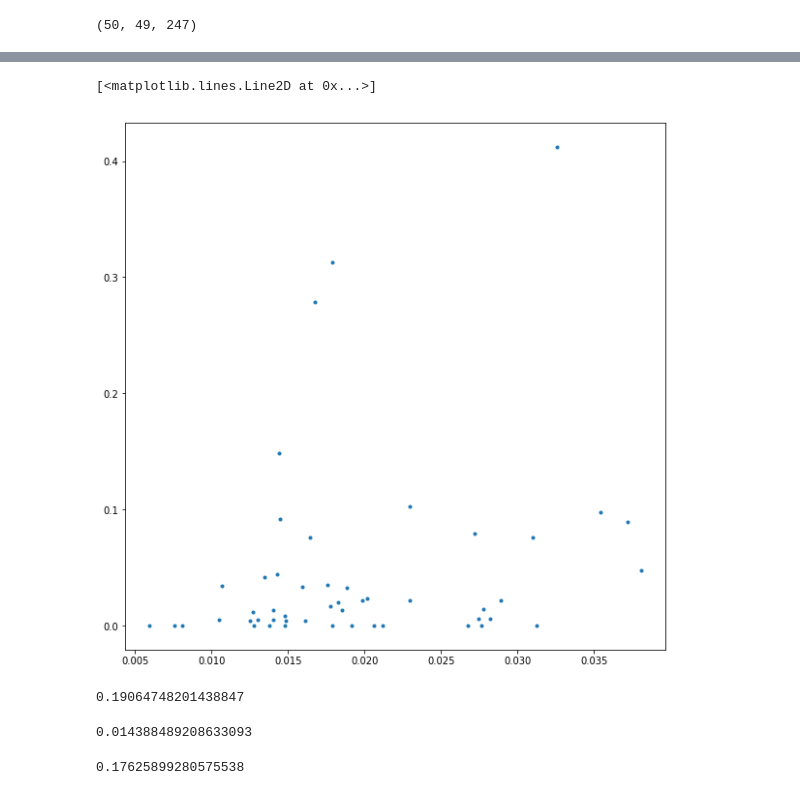
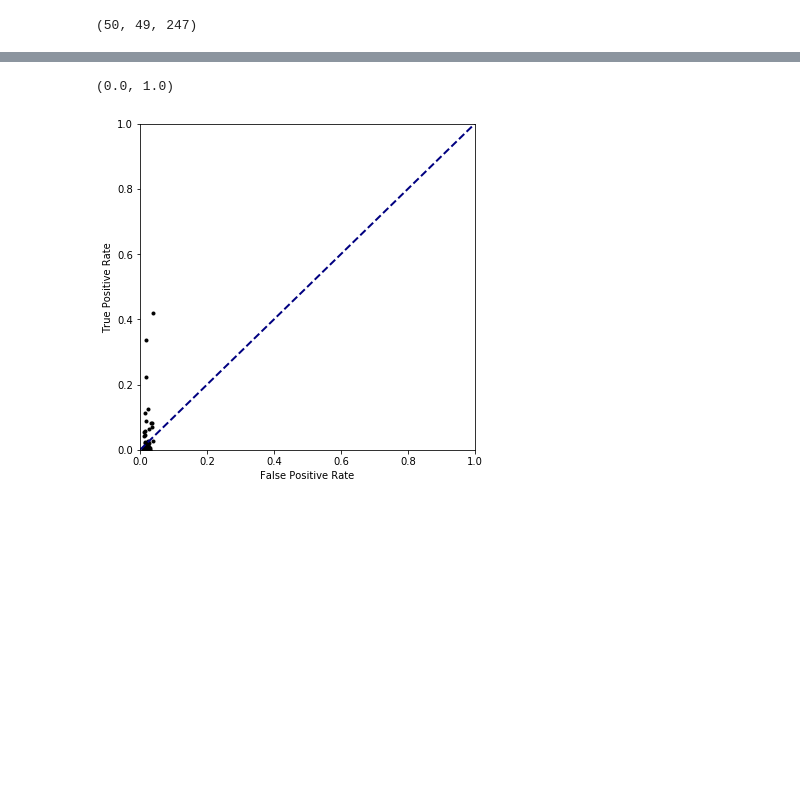
Before and after one commit to BouchardLab/ML_4_prec_prognosis, a Jupyter notebook: notebooks/sensitivity_specificity.ipynb, the cells around one changed output, grey strips where cells are left out. Drawn from its saved outputs; the diff is of its cells as text; code cells hidden in the pictures; blank space fills up the shorter version.

```diff
--- a/notebooks/sensitivity_specificity.ipynb
+++ b/notebooks/sensitivity_specificity.ipynb
@@ -66,11 +66,11 @@ def confusion_matrix_values(conf_mat, cluster_num, size):
             fn = this[i,:].sum() - this[i,i]
     return tp, tn, fp, fn
 # %%
-#specificity
+# specificity
 def true_neg_rate(tn, fp):
     return tn/(tn+fp)
 
-#sensitivity
+# sensitivity/recall
 def true_pos_rate(tp, fn):
     return tp/(tp+fn)
 
@@ -79,3 +79,19 @@ def false_neg_rate(fn, tp):
 
 def false_pos_rate(fp, tn):
     return fp/(fp+tn)
+
+def precision(tp, fp):
+    return tp/(tp+fp)
+
+def fscore(tp, fp, fn):
+    return (2*tp)/(2*tp + fp + fn)
+
+def accuracy(tp, tn, fp, fn):
+    return (tp+tn)/(tp+tn+fp+fn)
+# %%
+tp, tn, fp, fn = confusion_matrix_values(this, 20, 50)
+f_score = fscore(tp, fp, fn)
+recall = true_pos_rate(tp, fn)
+preci = precision(tp, fp)
+
+f_score, recall, preci
@@ -82,28 +103,26 @@ def false_pos_rate(fp, tn):
 # %%
 # ROC Curve
 fprs = []
 tprs = []
-for i in range(50):
-    tp, tn, fp, fn = confusion_matrix_values(this, i, 50)
+f_scores = []
+size=49
+for i in range(size):
+    tp, tn, fp, fn = confusion_matrix_values(this, i, size)
     fpr = false_pos_rate(fp, tn)
     tpr = true_pos_rate(tp, fn)
+    preci = precision(tp, fp)
+    f_score = fscore(tp, fp, fn)
+    f_scores.append(f_score)
     fprs.append(fpr)
     tprs.append(tpr)
-plt.plot(fprs, tprs, '.')
+
+plt.figure(figsize=(6,6))
+plt.plot(fprs, tprs, '.', color='black')
+plt.xlabel('False Positive Rate')
+plt.ylabel('True Positive Rate')
+plt.plot([0, 1], [0, 1], color='navy', lw=2, linestyle='--')
+plt.xlim([0.0, 1.0])
+plt.ylim([0.0, 1.0])
 # %% [output]
-[<matplotlib.lines.Line2D at 0x...>]
+(0.0, 1.0)
-[figure, old version]
+[figure, new version]
-# %%
-row = mat[2,:].sum()
-row
-# %% [output]
-0.19064748201438847
-# %%
-i = mat[2,2]
-i
-# %% [output]
-0.014388489208633093
-# %%
-row-i
-# %% [output]
-0.17625899280575538
```
Also changed, not shown: parts of 13 cells of this notebook.
